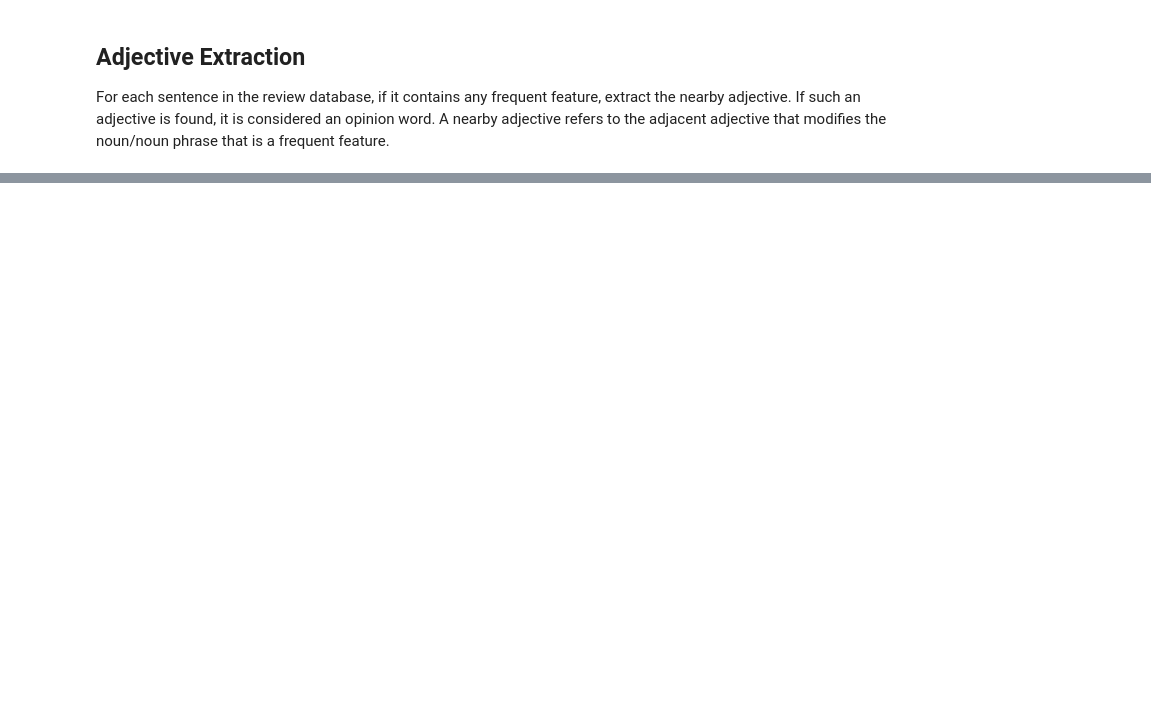
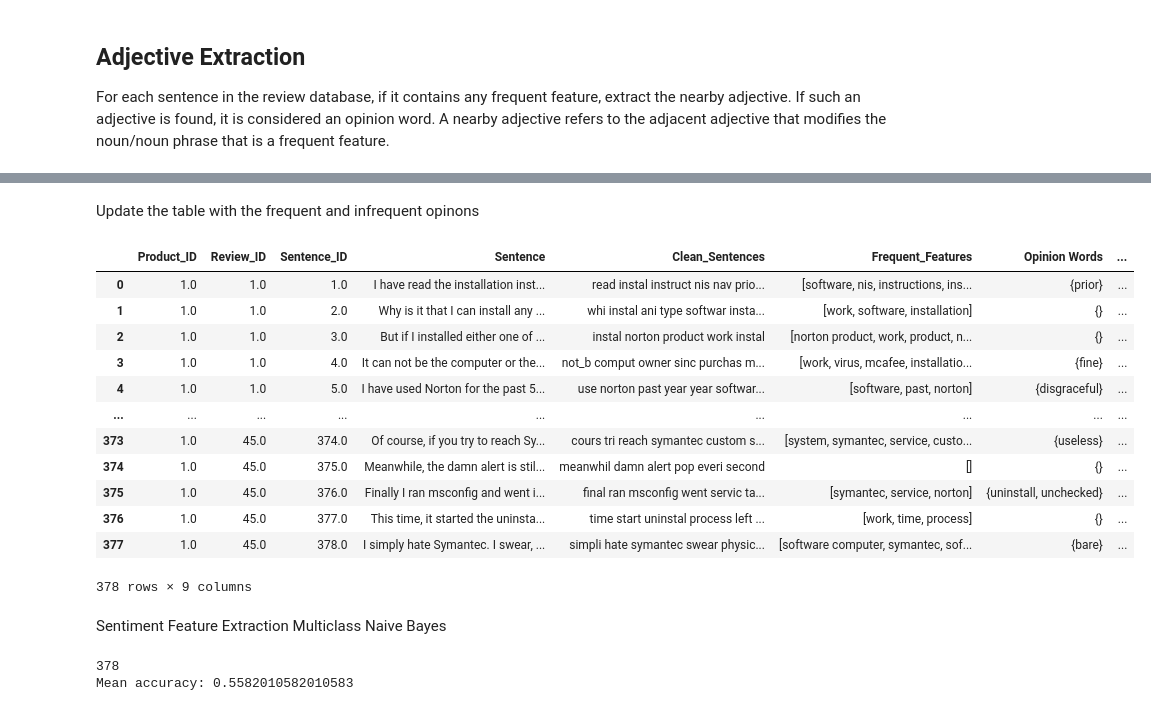
Before and after one commit to metajos/opinion-miner, a Jupyter notebook: testing.ipynb, the cells around one changed output, grey strips where cells are left out. Cells and saved outputs as stored; diff of their text form; code cells hidden in the pictures; blank space fills up the shorter version.

Commit message:
finished implementing naive bayes pipeline

```diff
--- a/testing.ipynb
+++ b/testing.ipynb
@@ -388,0 +417,76 @@ infreq_opinions
+# %% [markdown]
+Update the table with the frequent and infrequent opinons
+# %%
+def map_transaction_tags(stemmed_sentences:List[str], frequent_features: List[Set]):
+    sentence_tags = []
+    permutation_dictionary = phrase_voting(frequent_features, stemmed_sentences)
+    # iterate over the sentences, checking if any frequent feature is a subset of the stemmed sentences
+    for i, sentence in enumerate(stemmed_sentences):
+        feature_tags = []
+        sentence_set, sentence_str = FeatureExtraction.deconstruct_sentence(sentence)
+        for feature in frequent_features:
+            if feature.issubset(sentence_set):
+                feature = permutation_dictionary[feature]
+                expanded_features = [stemming_dict[f] for f in feature]
+                joined_feature = " ".join(expanded_features)
+                feature_tags.insert(0, joined_feature)
+        sentence_tags.append(feature_tags)
+    return sentence_tags
+# %%
+transaction_tags = database.loc[:,"Product_ID":"Sentence"].copy()
+transaction_tags["Clean_Sentences"] = category_table["Clean_Sentence"]
+transaction_tags["Embeddings"] =
+transaction_tags["Frequent_Features"] = map_transaction_tags(category_table["Clean_Sentence"].to_list(), combined_features)
+transaction_tags.head()
+# get the save file names of the products
+grouped = db.groupby(["Product_ID", "Product_name"], as_index=False).first()
+filenames =grouped[["Product_ID","Product_name"]]
+save_filename = filenames.where(filenames["Product_ID"] == transaction_tags.Product_ID[0]).dropna()["Product_name"].values[0] + ".csv"
+
+transaction_tags["Classes"] = database["gt_score"].apply(lambda x: 1 if x > 0 else -1 if x < 0 else 0)
+transaction_tags["Opinion Words"] = opinion_words
+transaction_tags["Infrequent_Features"] = [[" ".join(x) for x in s] for s in infreq_opinions]
+
+transaction_tags
+# truth_scores
+# # save_transactions = True
+# # if save_transactions:
+# #     transaction_tags.to_csv(save_filename)
+# %% [output]
+|  | Product_ID | Review_ID | Sentence_ID | Sentence | Clean_Sentences | Frequent_Features | Opinion Words | ... |
+| 0 | 1.0 | 1.0 | 1.0 | I have read the installation inst... | read instal instruct nis nav prio... | [software, nis, instructions, ins... | {prior} | ... |
+| 1 | 1.0 | 1.0 | 2.0 | Why is it that I can install any ... | whi instal ani type softwar insta... | [work, software, installation] | {} | ... |
+| 2 | 1.0 | 1.0 | 3.0 | But if I installed either one of ... | instal norton product work instal | [norton product, work, product, n... | {} | ... |
+| 3 | 1.0 | 1.0 | 4.0 | It can not be the computer or the... | not_b comput owner sinc purchas m... | [work, virus, mcafee, installatio... | {fine} | ... |
+| 4 | 1.0 | 1.0 | 5.0 | I have used Norton for the past 5... | use norton past year year softwar... | [software, past, norton] | {disgraceful} | ... |
+| ... | ... | ... | ... | ... | ... | ... | ... | ... |
+| 373 | 1.0 | 45.0 | 374.0 | Of course, if you try to reach Sy... | cours tri reach symantec custom s... | [system, symantec, service, custo... | {useless} | ... |
+| 374 | 1.0 | 45.0 | 375.0 | Meanwhile, the damn alert is stil... | meanwhil damn alert pop everi second | [] | {} | ... |
+| 375 | 1.0 | 45.0 | 376.0 | Finally I ran msconfig and went i... | final ran msconfig went servic ta... | [symantec, service, norton] | {uninstall, unchecked} | ... |
+| 376 | 1.0 | 45.0 | 377.0 | This time, it started the uninsta... | time start uninstal process left ... | [work, time, process] | {} | ... |
+| 377 | 1.0 | 45.0 | 378.0 | I simply hate Symantec. I swear, ... | simpli hate symantec swear physic... | [software computer, symantec, sof... | {bare} | ... |
+378 rows × 9 columns
+# %% [markdown]
+Sentiment Feature Extraction Multiclass Naive Bayes
+# %%
+
+from sklearn.model_selection import train_test_split
+from sklearn.pipeline import Pipeline
+from sklearn.feature_extraction.text import CountVectorizer
+from sklearn.feature_extraction.text import TfidfVectorizer
+from sklearn.naive_bayes import MultinomialNB
+from sklearn.model_selection import LeaveOneOut, cross_val_score
+
+X = transaction_tags.Clean_Sentences.to_list()
+y = transaction_tags.Classes.to_list()
+
+X_train, X_test, y_train, y_test = train_test_split(X, y,random_state=0)
+
+pipe = Pipeline([('vectorizer', TfidfVectorizer()), ('naivebayes', MultinomialNB())])
+scores = cross_val_score(pipe, X, y, cv=LeaveOneOut())
+mean_score = scores.mean()
+print(len(scores))
+print(f"Mean accuracy: {mean_score}")
+# %% [output]
+378
+Mean accuracy: 0.5582010582010583
```
Also changed, not shown: parts of 15 cells of this notebook, 6 other files.
